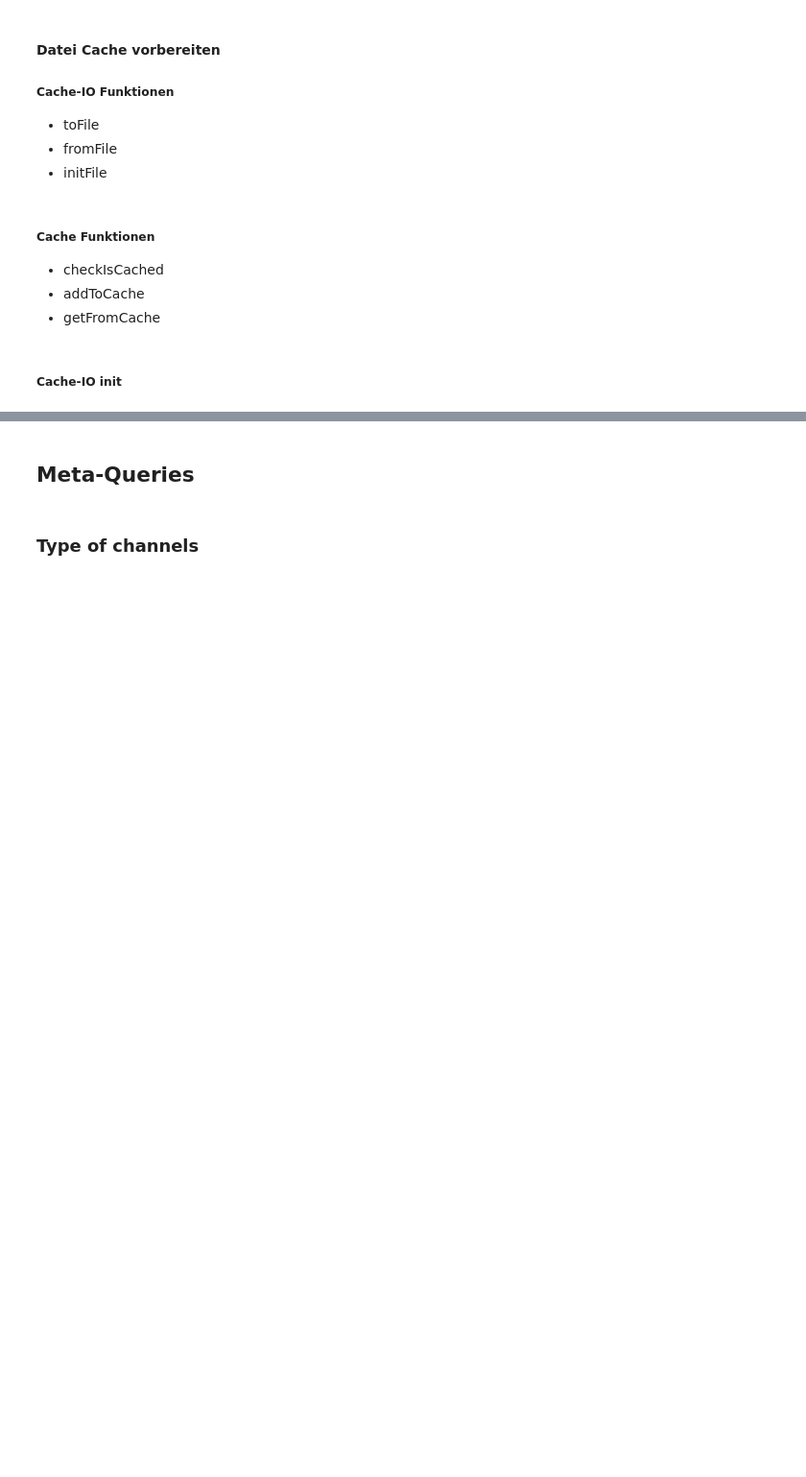
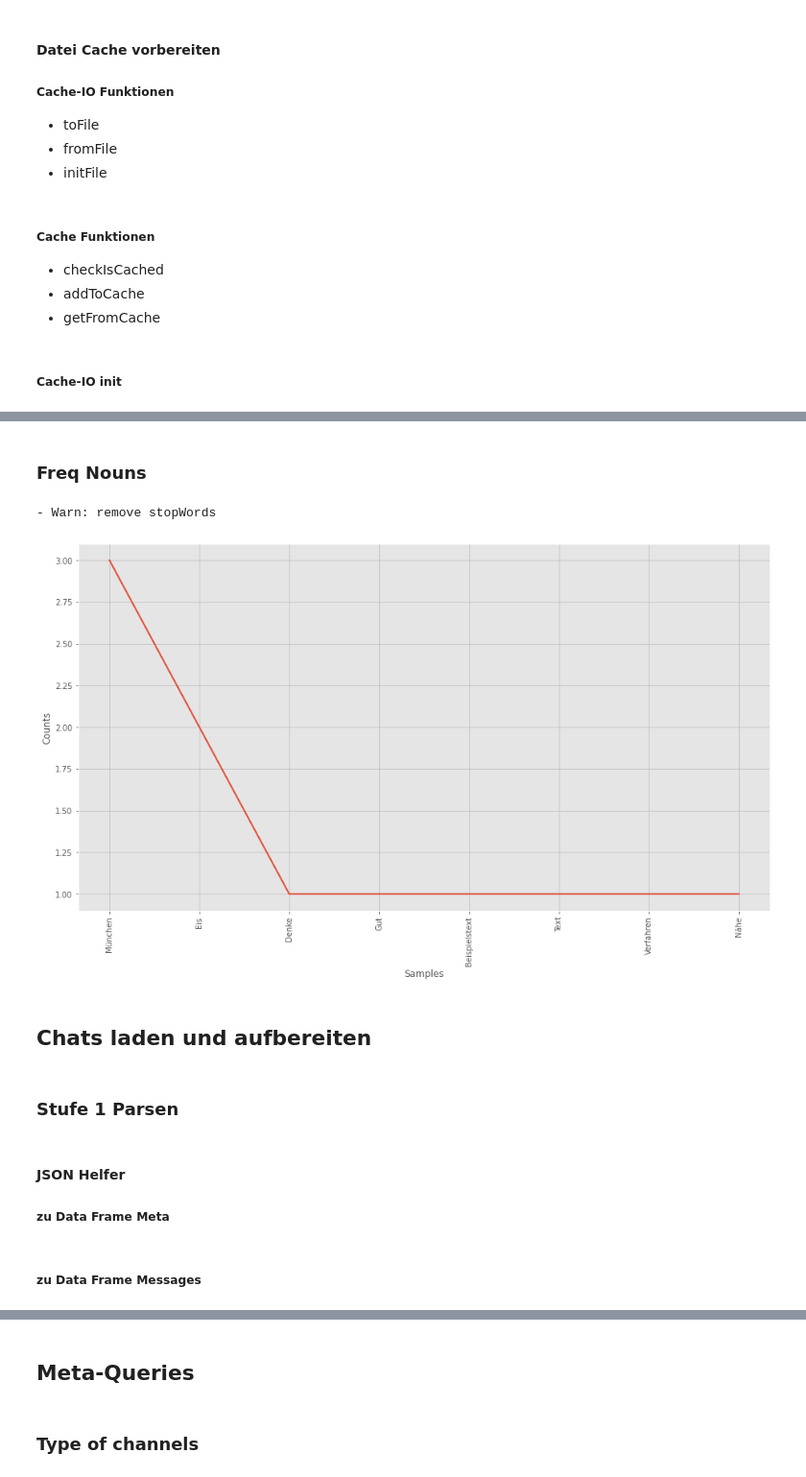
Before and after one commit to maxbundscherer/telegram-analysis, a Jupyter notebook: notebooks/Telegram.ipynb, the cells around one changed output, grey strips where cells are left out. Shown at 96% size. Drawn from its saved outputs; the diff is of its cells as text; code cells hidden in the pictures; blank space fills up the shorter version.

```diff
--- a/notebooks/Telegram.ipynb
+++ b/notebooks/Telegram.ipynb
@@ -561,0 +478,3 @@ dfInputFiles
+# %%
+sampleText = "Ich denke an Eis in München. Das ist ein guter Beispielstext aus München. An diesem tollen Text werde ich nun einige Verfahren anwenden! Ich wohne in der Nähe von München und esse gerne Eis."
+sampleText
@@ -562,3 +537,18 @@ dfInputFiles
+# %% [markdown]
+### Freq Nouns
+# %%
+plotFreqNouns(sampleText, outputFilename = "", mostCommon = 10, flagRemoveStopwords = True)
+# %% [output]
+- Warn: remove stopWords
+[figure, added]
+# %% [markdown]
+## Chats laden und aufbereiten
+# %% [markdown]
+### Stufe 1 Parsen
+# %% [markdown]
+#### JSON Helfer
+
+##### zu Data Frame Meta
 # %%
 # Convert to DataFrame Meta (Chat Meta)
 def convertToDataFrameMeta(filePath):
@@ -571,0 +557,2 @@ def convertToDataFrameMessages(filePath):
+# %% [markdown]
+##### zu Data Frame Messages
```
Also changed, not shown: parts of 35 cells of this notebook.
